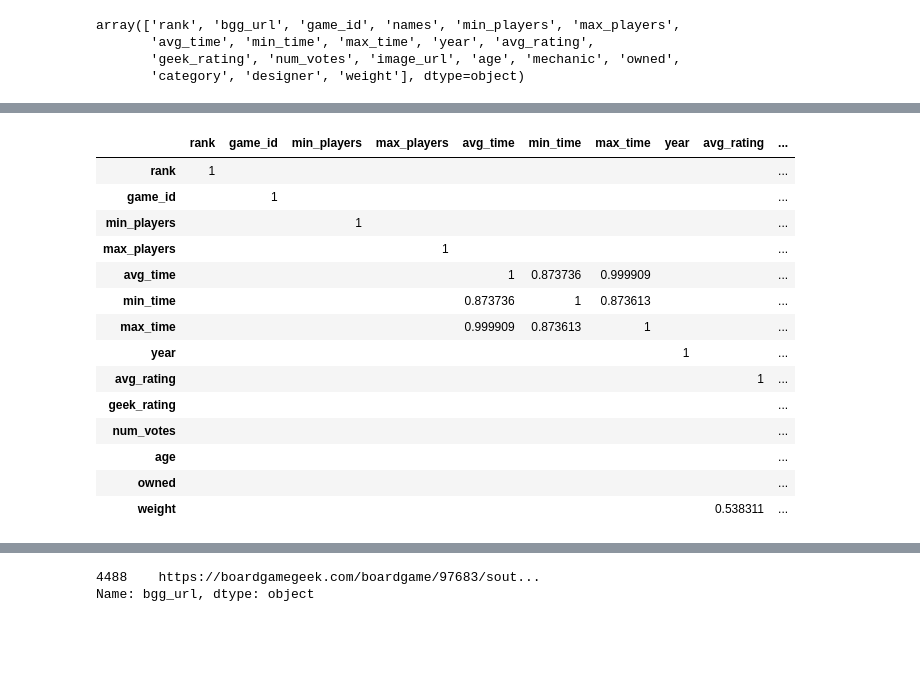
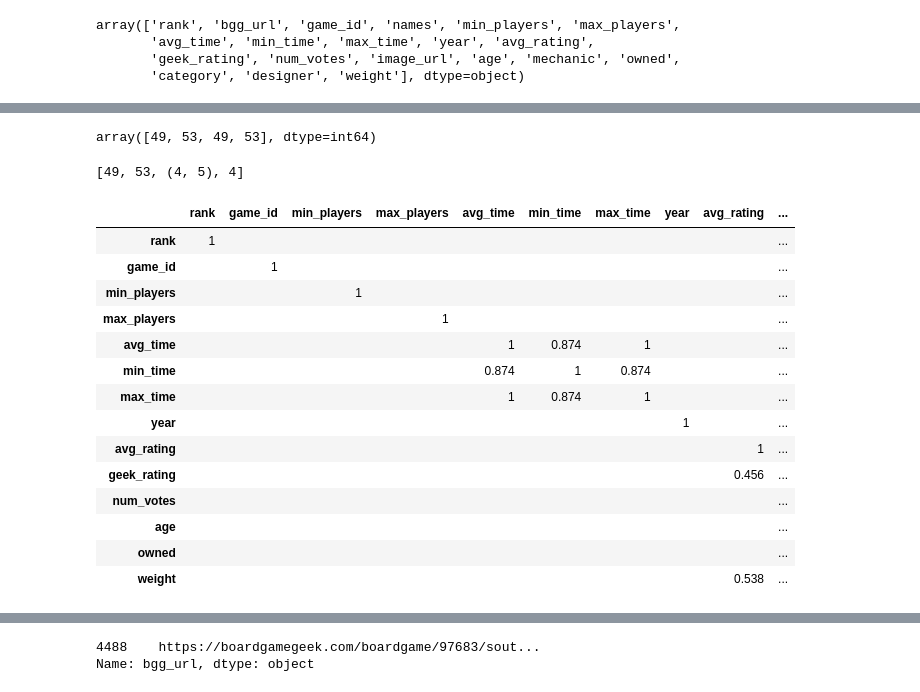
Before and after one commit to igotcharts/charts_and_more_charts, a Jupyter notebook: notebooks/board_games.ipynb, the cells around one changed output, grey strips where cells are left out. Saved outputs shown, nothing was run; the diff lists cells and outputs as text; code cells hidden in the pictures; blank space fills up the shorter version.

Commit message:
boardgame exploration

```diff
--- a/notebooks/board_games.ipynb
+++ b/notebooks/board_games.ipynb
@@ -17,18 +31,26 @@ array(['rank', 'bgg_url', 'game_id', 'names', 'min_players', 'max_players',
+# %%
+np.append(dom_index,dom_index)
+# %% [output]
+array([49, 53, 49, 53], dtype=int64)
+# %%
+dom_index
+# %% [output]
+[49, 53, (4, 5), 4]
 # %%
-board_games.corr()[board_games.corr()>.5].fillna('')
+board_games.corr()  [board_games.corr()>.4].fillna('')
 # %% [output]
 |  | rank | game_id | min_players | max_players | avg_time | min_time | max_time | year | avg_rating | ... |
 | rank | 1 |  |  |  |  |  |  |  |  | ... |
 | game_id |  | 1 |  |  |  |  |  |  |  | ... |
 | min_players |  |  | 1 |  |  |  |  |  |  | ... |
 | max_players |  |  |  | 1 |  |  |  |  |  | ... |
-| avg_time |  |  |  |  | 1 | 0.873736 | 0.999909 |  |  | ... |
-| min_time |  |  |  |  | 0.873736 | 1 | 0.873613 |  |  | ... |
-| max_time |  |  |  |  | 0.999909 | 0.873613 | 1 |  |  | ... |
+| avg_time |  |  |  |  | 1 | 0.874 | 1 |  |  | ... |
+| min_time |  |  |  |  | 0.874 | 1 | 0.874 |  |  | ... |
+| max_time |  |  |  |  | 1 | 0.874 | 1 |  |  | ... |
 | year |  |  |  |  |  |  |  | 1 |  | ... |
 | avg_rating |  |  |  |  |  |  |  |  | 1 | ... |
-| geek_rating |  |  |  |  |  |  |  |  |  | ... |
+| geek_rating |  |  |  |  |  |  |  |  | 0.456 | ... |
 | num_votes |  |  |  |  |  |  |  |  |  | ... |
 | age |  |  |  |  |  |  |  |  |  | ... |
 | owned |  |  |  |  |  |  |  |  |  | ... |
-| weight |  |  |  |  |  |  |  |  | 0.538311 | ... |
+| weight |  |  |  |  |  |  |  |  | 0.538 | ... |
```
Also changed, not shown: parts of 7 cells of this notebook.
